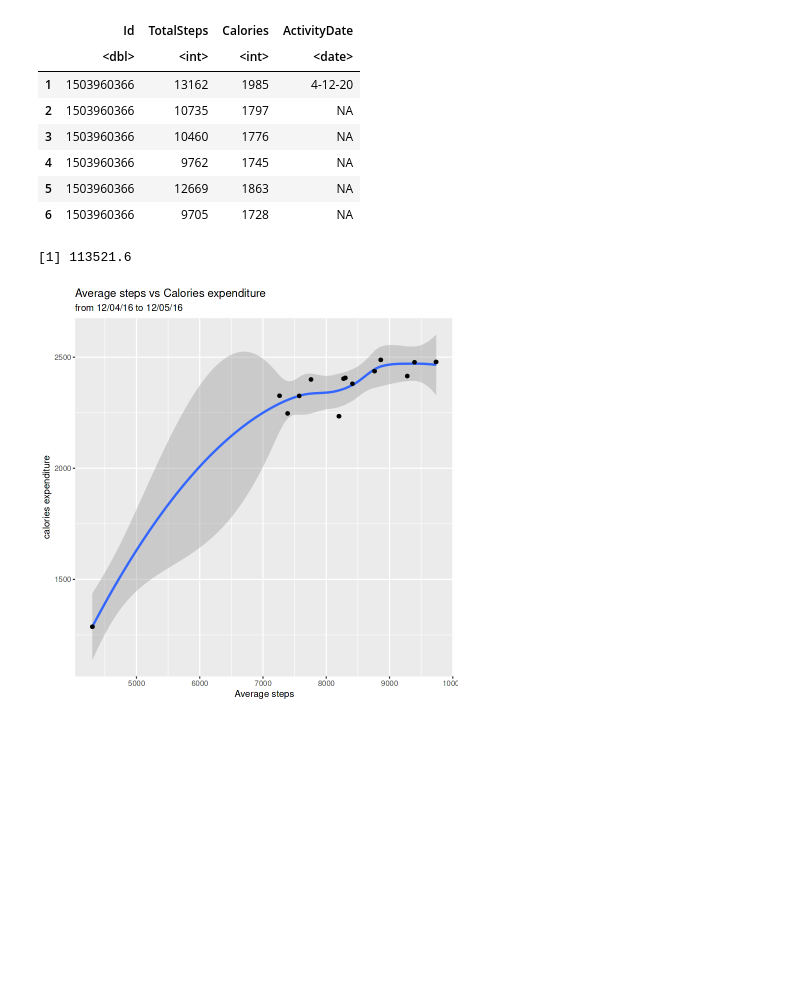
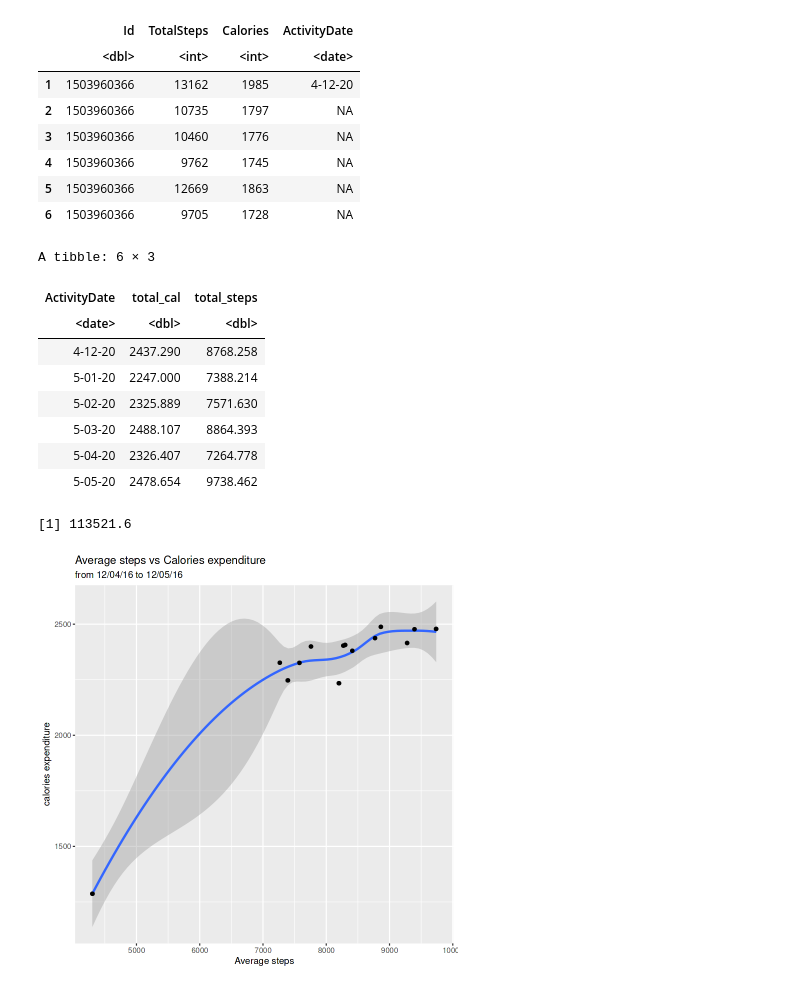
Before and after one commit to shalaka98/FitBit-health-tracker-data-analysis-using-R-programming, a Jupyter notebook: fitbit-health-tracker-data-analysis.ipynb, the cells around one changed output. Saved outputs shown, nothing was run; the diff lists cells and outputs as text; code cells hidden in the pictures; blank space fills up the shorter version.

```diff
--- a/fitbit-health-tracker-data-analysis.ipynb
+++ b/fitbit-health-tracker-data-analysis.ipynb
@@ -60,13 +60,23 @@ A data.frame: 6 × 4
 # %%
 # Grouping Ids and mean of steps and calories
 final_steps_vs_calories <- filtered_steps_vs_calories %>%
   group_by( ActivityDate) %>%
   summarise(total_cal = mean(Calories), total_steps = mean(TotalSteps))
+head(final_steps_vs_calories)
 
 # extra: For comparison with Excel results
 sum(final_steps_vs_calories$total_steps)
 # %% [output]
-[1] 113521.6
+A tibble: 6 × 3
+| ActivityDate | total_cal | total_steps |
+| <date> | <dbl> | <dbl> |
+| 4-12-20 | 2437.290 | 8768.258 |
+| 5-01-20 | 2247.000 | 7388.214 |
+| 5-02-20 | 2325.889 | 7571.630 |
+| 5-03-20 | 2488.107 | 8864.393 |
+| 5-04-20 | 2326.407 | 7264.778 |
+| 5-05-20 | 2478.654 | 9738.462 |
+[1] 113521.6
 # %%
 # Graphical Illustration
 p <- ggplot(final_steps_vs_calories, aes(x = total_steps, y=total_cal))
```
